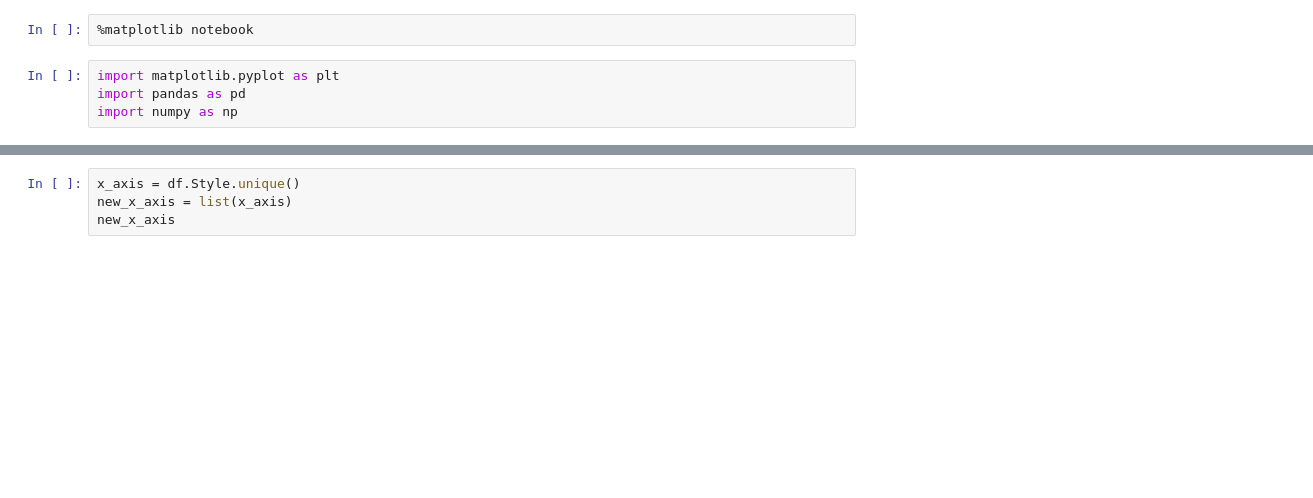
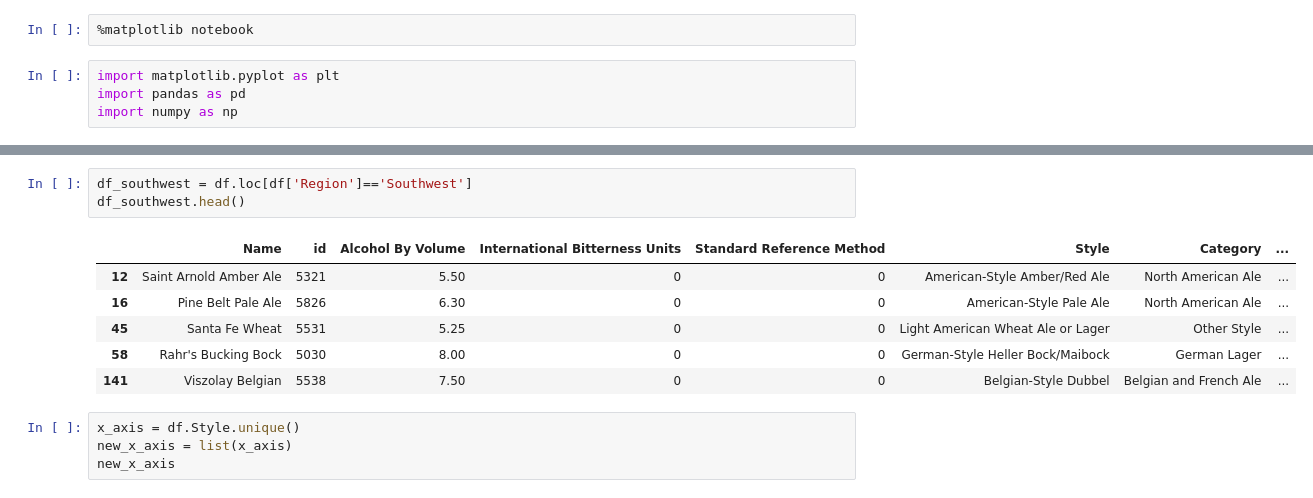
Before and after one commit to acoo33/project1, a Jupyter notebook: graphs/style_by_region.ipynb, the cells around one changed output, grey strips where cells are left out. Drawn from its saved outputs; the diff is of its cells as text; blank space fills up the shorter version.

```diff
--- a/graphs/style_by_region.ipynb
+++ b/graphs/style_by_region.ipynb
@@ -18,3 +106,13 @@ df.head(5)
+# %%
+df_southwest = df.loc[df['Region']=='Southwest']
+df_southwest.head()
+# %% [output]
+|  | Name | id | Alcohol By Volume | International Bitterness Units | Standard Reference Method | Style | Category | ... |
+| 12 | Saint Arnold Amber Ale | 5321 | 5.50 | 0 | 0 | American-Style Amber/Red Ale | North American Ale | ... |
+| 16 | Pine Belt Pale Ale | 5826 | 6.30 | 0 | 0 | American-Style Pale Ale | North American Ale | ... |
+| 45 | Santa Fe Wheat | 5531 | 5.25 | 0 | 0 | Light American Wheat Ale or Lager | Other Style | ... |
+| 58 | Rahr's Bucking Bock | 5030 | 8.00 | 0 | 0 | German-Style Heller Bock/Maibock | German Lager | ... |
+| 141 | Viszolay Belgian | 5538 | 7.50 | 0 | 0 | Belgian-Style Dubbel | Belgian and French Ale | ... |
 # %%
 x_axis = df.Style.unique()
 new_x_axis = list(x_axis)
```
Also changed, not shown: parts of 13 cells of this notebook, 3 other files.
